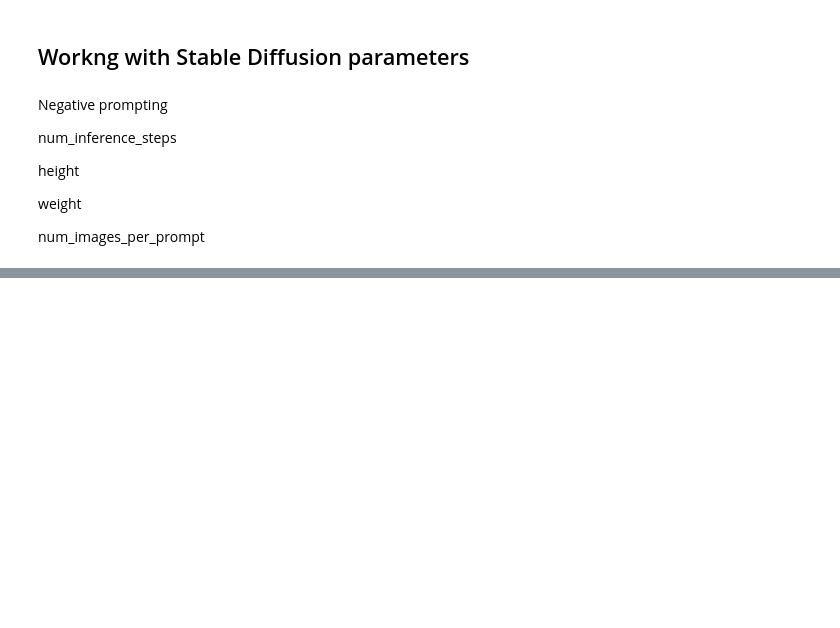
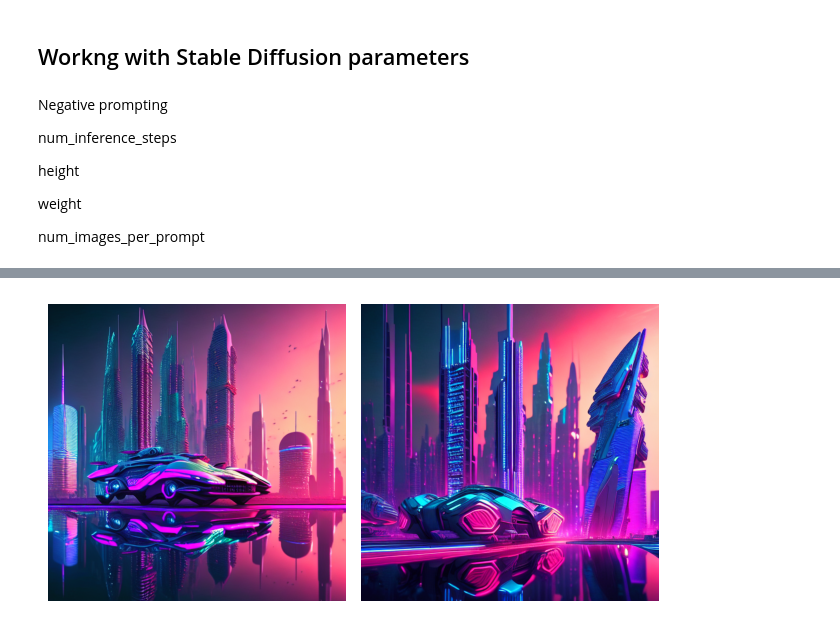
Before and after one commit to GENTLEW1ND/LearningGenAi, a Jupyter notebook: Text_to_image_generation_with_LLM_with_hugging_face.ipynb, the cells around one changed output, grey strips where cells are left out. Drawn from its saved outputs; the diff is of its cells as text; code cells hidden in the pictures; blank space fills up the shorter version.

```diff
--- a/Text_to_image_generation_with_LLM_with_hugging_face.ipynb
+++ b/Text_to_image_generation_with_LLM_with_hugging_face.ipynb
@@ -103,0 +116,7 @@ generate_image(pipe, prompt, params)
+# %%
+#num_images_per_prompt
+params={'num_inference_steps':100, 'num_images_per_prompt':2}
+
+generate_image(pipe, prompt, params)
+# %% [output]
+[figure, added]
```
Also changed, not shown: parts of 6 cells of this notebook.
